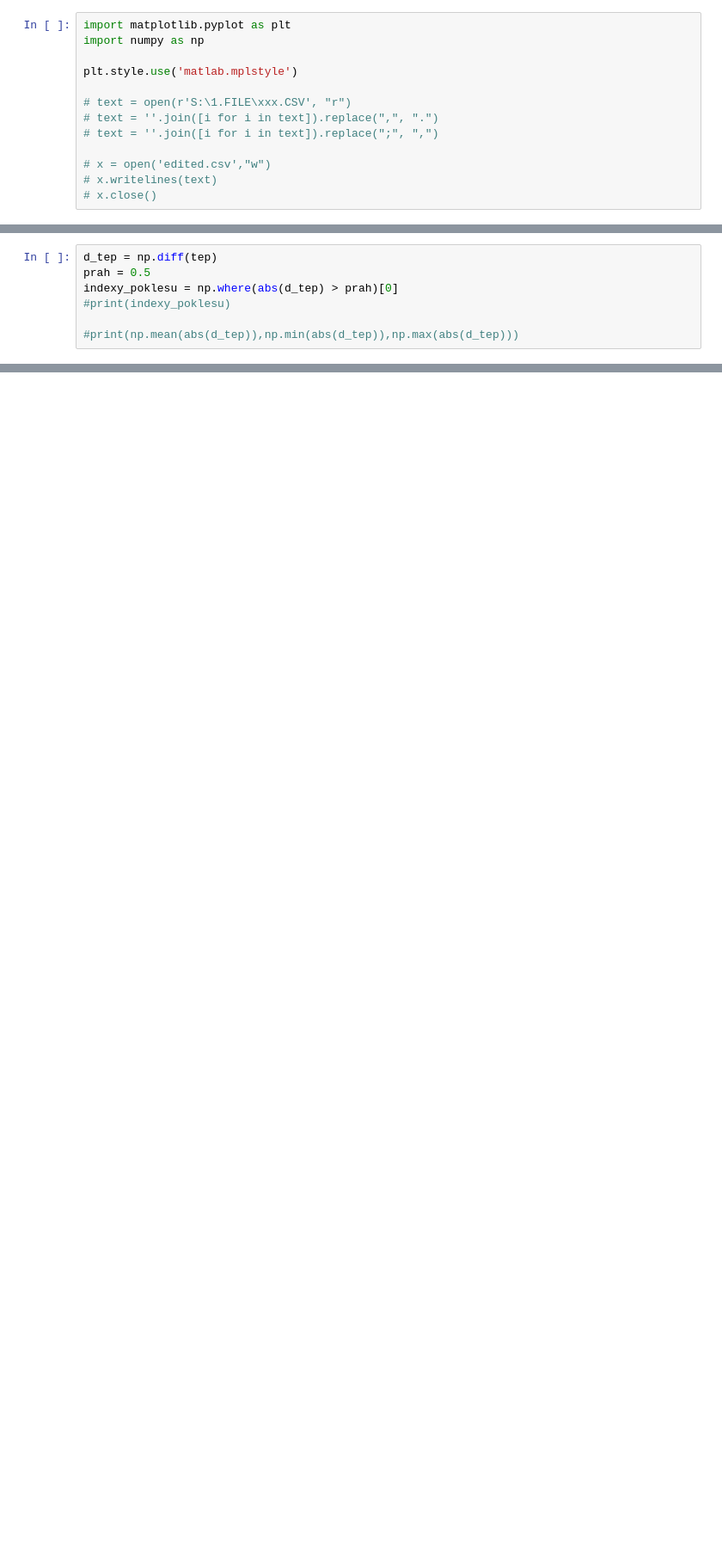
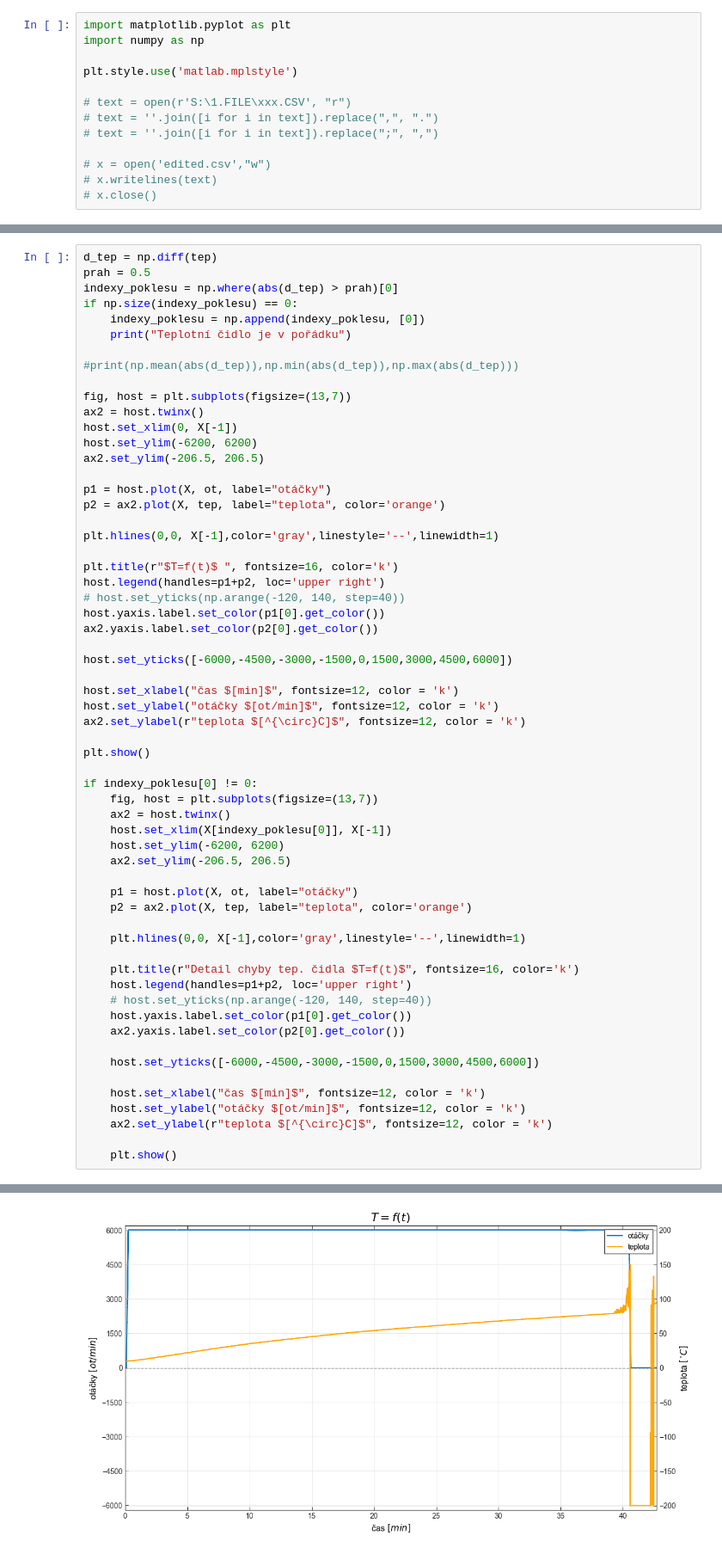
Before and after one commit to Buldadavid/plot, a Jupyter notebook: teplota.ipynb, the cells around one changed output, grey strips where cells are left out. Shown at 86% size. Drawn from its saved outputs; the diff is of its cells as text; blank space fills up the shorter version.

```diff
--- a/teplota.ipynb
+++ b/teplota.ipynb
@@ -21,7 +20,60 @@ ot = data[: , 2]
 d_tep = np.diff(tep)
 prah = 0.5
 indexy_poklesu = np.where(abs(d_tep) > prah)[0]
-#print(indexy_poklesu)
+if np.size(indexy_poklesu) == 0:
+    indexy_poklesu = np.append(indexy_poklesu, [0])
+    print("Teplotní čidlo je v pořádku")
 
 #print(np.mean(abs(d_tep)),np.min(abs(d_tep)),np.max(abs(d_tep)))
+
+fig, host = plt.subplots(figsize=(13,7))
+ax2 = host.twinx()
+host.set_xlim(0, X[-1])
+host.set_ylim(-6200, 6200)
+ax2.set_ylim(-206.5, 206.5)
+
+p1 = host.plot(X, ot, label="otáčky")
+p2 = ax2.plot(X, tep, label="teplota", color='orange')
+
+plt.hlines(0,0, X[-1],color='gray',linestyle='--',linewidth=1)
+
+plt.title(r"$T=f(t)$ ", fontsize=16, color='k')
+host.legend(handles=p1+p2, loc='upper right')
+# host.set_yticks(np.arange(-120, 140, step=40))
+host.yaxis.label.set_color(p1[0].get_color())
+ax2.yaxis.label.set_color(p2[0].get_color())
+
+host.set_yticks([-6000,-4500,-3000,-1500,0,1500,3000,4500,6000])
+
+host.set_xlabel("čas $[min]$", fontsize=12, color = 'k')
+host.set_ylabel("otáčky $[ot/min]$", fontsize=12, color = 'k')
+ax2.set_ylabel(r"teplota $[^{\circ}C]$", fontsize=12, color = 'k')
+
+plt.show()
+
+if indexy_poklesu[0] != 0:
+    fig, host = plt.subplots(figsize=(13,7))
+    ax2 = host.twinx()
+    host.set_xlim(X[indexy_poklesu[0]], X[-1])
+    host.set_ylim(-6200, 6200)
+    ax2.set_ylim(-206.5, 206.5)
+
+    p1 = host.plot(X, ot, label="otáčky")
+    p2 = ax2.plot(X, tep, label="teplota", color='orange')
+
+    plt.hlines(0,0, X[-1],color='gray',linestyle='--',linewidth=1)
+
+    plt.title(r"Detail chyby tep. čidla $T=f(t)$", fontsize=16, color='k')
+    host.legend(handles=p1+p2, loc='upper right')
+    # host.set_yticks(np.arange(-120, 140, step=40))
+    host.yaxis.label.set_color(p1[0].get_color())
+    ax2.yaxis.label.set_color(p2[0].get_color())
+
+    host.set_yticks([-6000,-4500,-3000,-1500,0,1500,3000,4500,6000])
+
+    host.set_xlabel("čas $[min]$", fontsize=12, color = 'k')
+    host.set_ylabel("otáčky $[ot/min]$", fontsize=12, color = 'k')
+    ax2.set_ylabel(r"teplota $[^{\circ}C]$", fontsize=12, color = 'k')
+
+    plt.show()
 # %% [output]
@@ -29,0 +80 @@ indexy_poklesu = np.where(abs(d_tep) > prah)[0]
+[figure, added]
```
Also changed, not shown: parts of 4 cells of this notebook.
